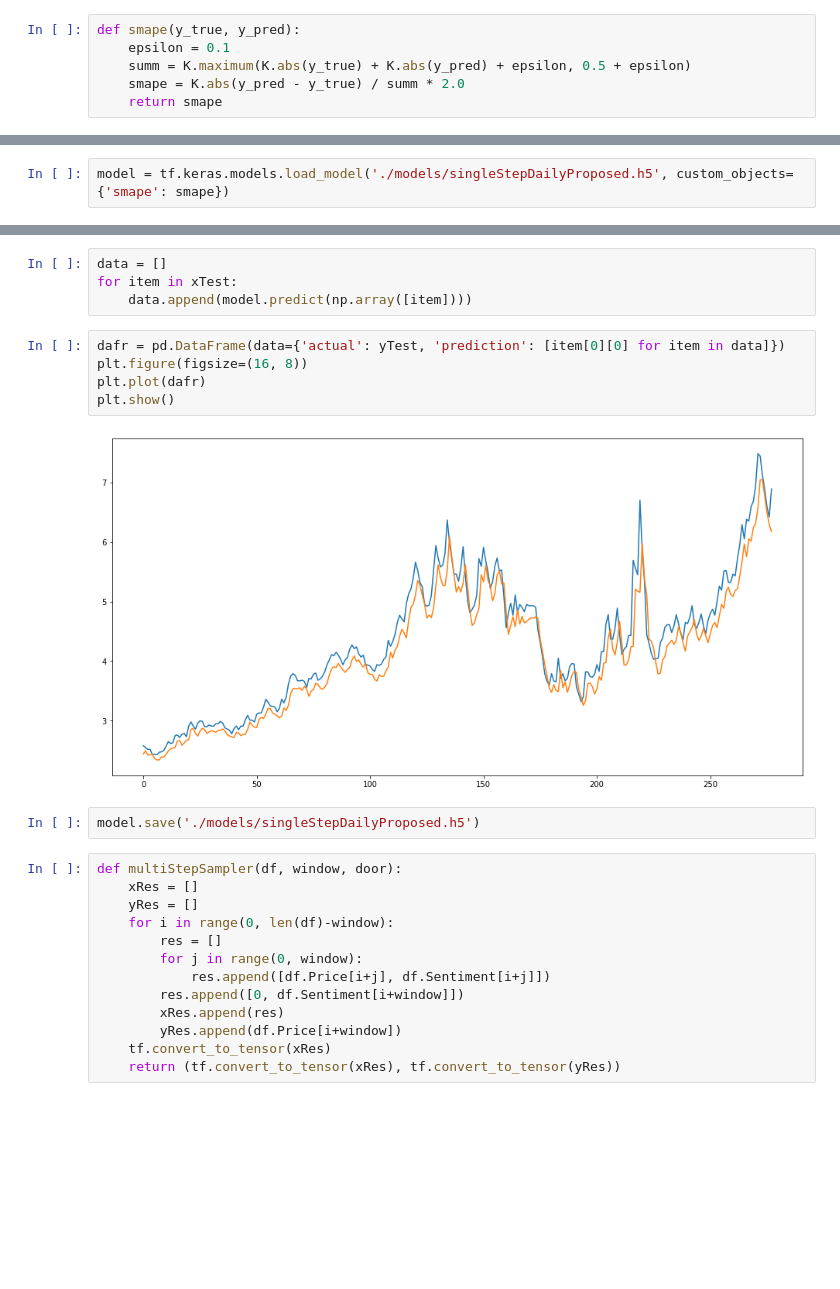
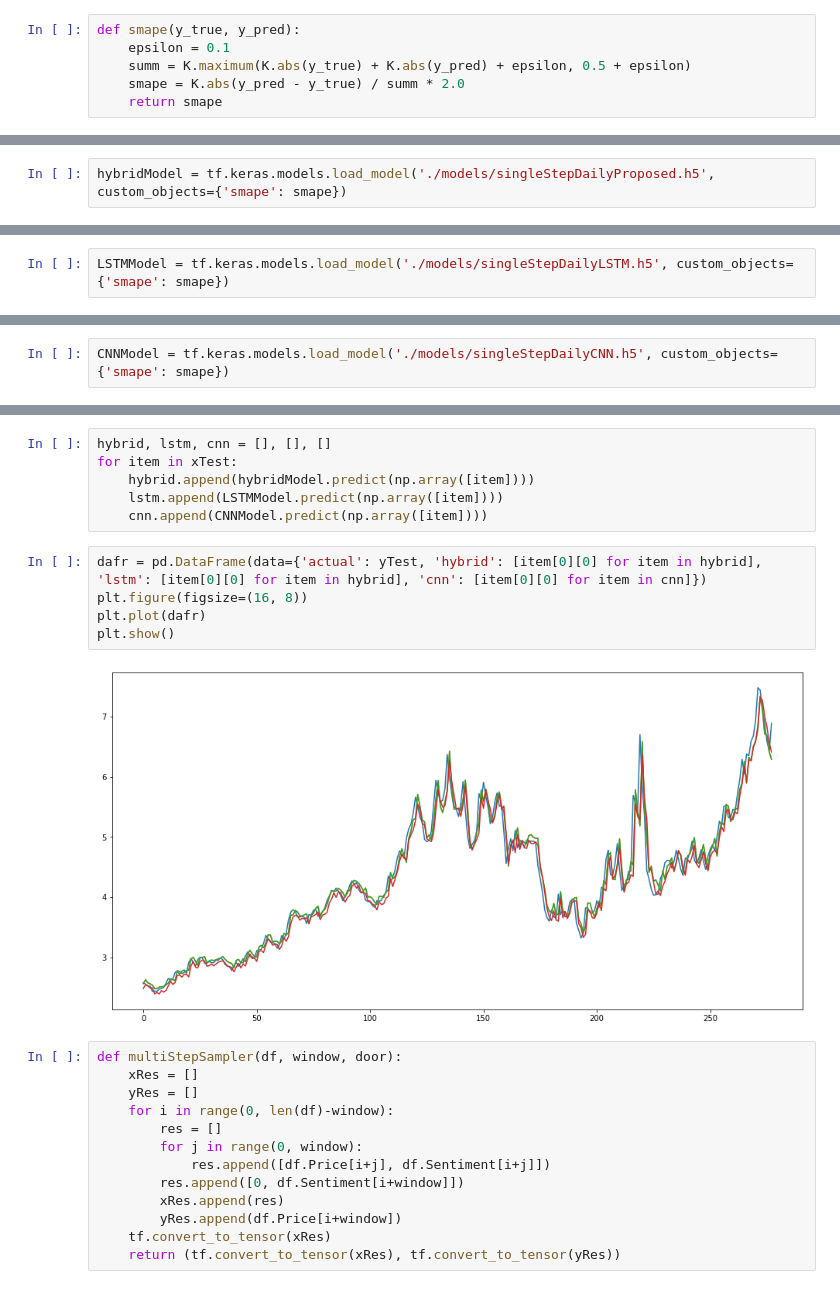
Before and after one commit to rumbleFTW/natural-gas-price-dashboard, a Jupyter notebook: proposedModel.ipynb, the cells around one changed output, grey strips where cells are left out. Drawn from its saved outputs; the diff is of its cells as text; blank space fills up the shorter version.

Commit message:
Finished NN models

```diff
--- a/proposedModel.ipynb
+++ b/proposedModel.ipynb
@@ -117,2 +119,2 @@ Epoch 50/50
 # %%
-model = tf.keras.models.load_model('./models/singleStepDailyProposed.h5', custom_objects={'smape': smape})
+hybridModel = tf.keras.models.load_model('./models/singleStepDailyProposed.h5', custom_objects={'smape': smape})
@@ -126,0 +154,2 @@ model.evaluate(xTest, yTest)
+# %%
+LSTMModel = tf.keras.models.load_model('./models/singleStepDailyLSTM.h5', custom_objects={'smape': smape})
@@ -126,0 +188,2 @@ model.evaluate(xTest, yTest)
+# %%
+CNNModel = tf.keras.models.load_model('./models/singleStepDailyCNN.h5', custom_objects={'smape': smape})
@@ -127,16 +201,16 @@ model.evaluate(xTest, yTest)
 # %%
-data = []
+hybrid, lstm, cnn = [], [], []
 for item in xTest:
-    data.append(model.predict(np.array([item])))
+    hybrid.append(hybridModel.predict(np.array([item])))
+    lstm.append(LSTMModel.predict(np.array([item])))
+    cnn.append(CNNModel.predict(np.array([item])))
 # %%
-dafr = pd.DataFrame(data={'actual': yTest, 'prediction': [item[0][0] for item in data]})
+dafr = pd.DataFrame(data={'actual': yTest, 'hybrid': [item[0][0] for item in hybrid], 'lstm': [item[0][0] for item in hybrid], 'cnn': [item[0][0] for item in cnn]})
 plt.figure(figsize=(16, 8))
 plt.plot(dafr)
 plt.show()
 # %% [output]
-[figure, old version]
+[figure, new version]
-# %%
-model.save('./models/singleStepDailyProposed.h5')
 # %%
 def multiStepSampler(df, window, door):
     xRes = []
```
Also changed, not shown: parts of 13 cells of this notebook, 6 other files.
